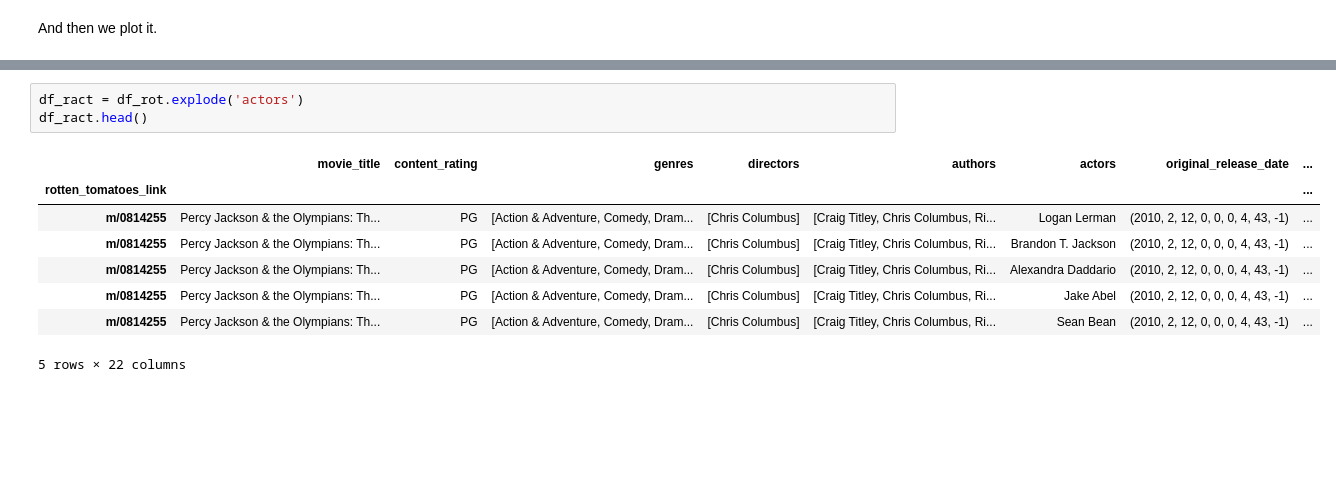
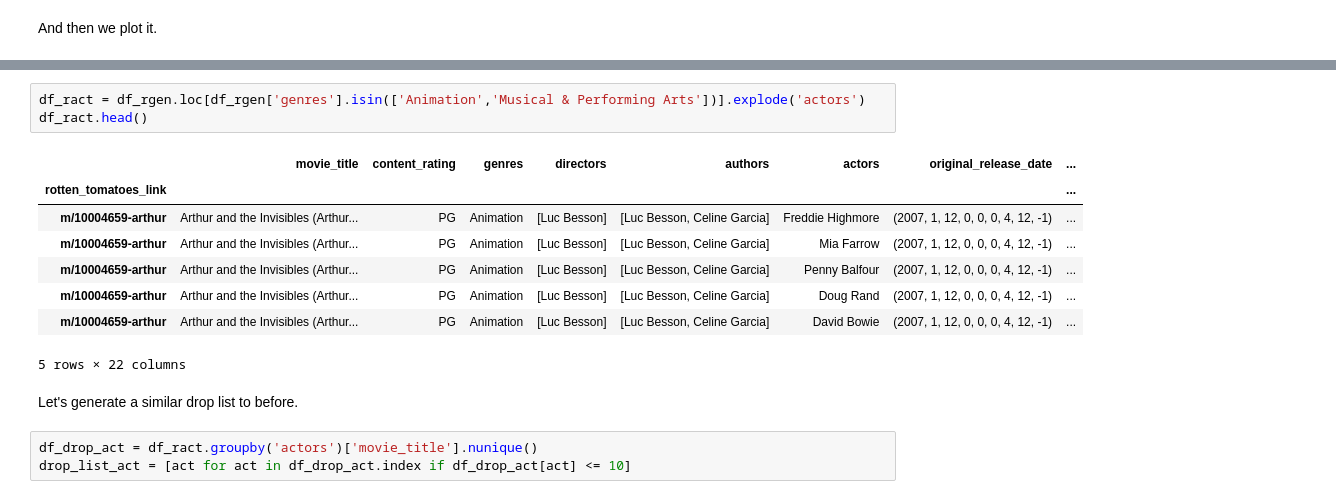
Before and after one commit to andre3000y/Movie_box_office_analysis, a Jupyter notebook: The Notebook.ipynb, the cells around one changed output, grey strips where cells are left out. Cells and saved outputs as stored; diff of their text form; blank space fills up the shorter version.

```diff
--- a/The Notebook.ipynb
+++ b/The Notebook.ipynb
@@ -560,12 +562,17 @@ plt.savefig('images/F');
 # %%
-df_ract = df_rot.explode('actors')
+df_ract = df_rgen.loc[df_rgen['genres'].isin(['Animation','Musical & Performing Arts'])].explode('actors')
 df_ract.head()
 # %% [output]
 |  | movie_title | content_rating | genres | directors | authors | actors | original_release_date | ... |
 | rotten_tomatoes_link |  |  |  |  |  |  |  | ... |
-| m/0814255 | Percy Jackson & the Olympians: Th... | PG | [Action & Adventure, Comedy, Dram... | [Chris Columbus] | [Craig Titley, Chris Columbus, Ri... | Logan Lerman | (2010, 2, 12, 0, 0, 0, 4, 43, -1) | ... |
-| m/0814255 | Percy Jackson & the Olympians: Th... | PG | [Action & Adventure, Comedy, Dram... | [Chris Columbus] | [Craig Titley, Chris Columbus, Ri... | Brandon T. Jackson | (2010, 2, 12, 0, 0, 0, 4, 43, -1) | ... |
-| m/0814255 | Percy Jackson & the Olympians: Th... | PG | [Action & Adventure, Comedy, Dram... | [Chris Columbus] | [Craig Titley, Chris Columbus, Ri... | Alexandra Daddario | (2010, 2, 12, 0, 0, 0, 4, 43, -1) | ... |
-| m/0814255 | Percy Jackson & the Olympians: Th... | PG | [Action & Adventure, Comedy, Dram... | [Chris Columbus] | [Craig Titley, Chris Columbus, Ri... | Jake Abel | (2010, 2, 12, 0, 0, 0, 4, 43, -1) | ... |
-| m/0814255 | Percy Jackson & the Olympians: Th... | PG | [Action & Adventure, Comedy, Dram... | [Chris Columbus] | [Craig Titley, Chris Columbus, Ri... | Sean Bean | (2010, 2, 12, 0, 0, 0, 4, 43, -1) | ... |
+| m/10004659-arthur | Arthur and the Invisibles (Arthur... | PG | Animation | [Luc Besson] | [Luc Besson, Celine Garcia] | Freddie Highmore | (2007, 1, 12, 0, 0, 0, 4, 12, -1) | ... |
+| m/10004659-arthur | Arthur and the Invisibles (Arthur... | PG | Animation | [Luc Besson] | [Luc Besson, Celine Garcia] | Mia Farrow | (2007, 1, 12, 0, 0, 0, 4, 12, -1) | ... |
+| m/10004659-arthur | Arthur and the Invisibles (Arthur... | PG | Animation | [Luc Besson] | [Luc Besson, Celine Garcia] | Penny Balfour | (2007, 1, 12, 0, 0, 0, 4, 12, -1) | ... |
+| m/10004659-arthur | Arthur and the Invisibles (Arthur... | PG | Animation | [Luc Besson] | [Luc Besson, Celine Garcia] | Doug Rand | (2007, 1, 12, 0, 0, 0, 4, 12, -1) | ... |
+| m/10004659-arthur | Arthur and the Invisibles (Arthur... | PG | Animation | [Luc Besson] | [Luc Besson, Celine Garcia] | David Bowie | (2007, 1, 12, 0, 0, 0, 4, 12, -1) | ... |
 5 rows × 22 columns
+# %% [markdown]
+Let's generate a similar drop list to before.
+# %%
+df_drop_act = df_ract.groupby('actors')['movie_title'].nunique()
+drop_list_act = [act for act in df_drop_act.index if df_drop_act[act] <= 10]
```
Also changed, not shown: parts of 24 cells of this notebook, 6 other files.
